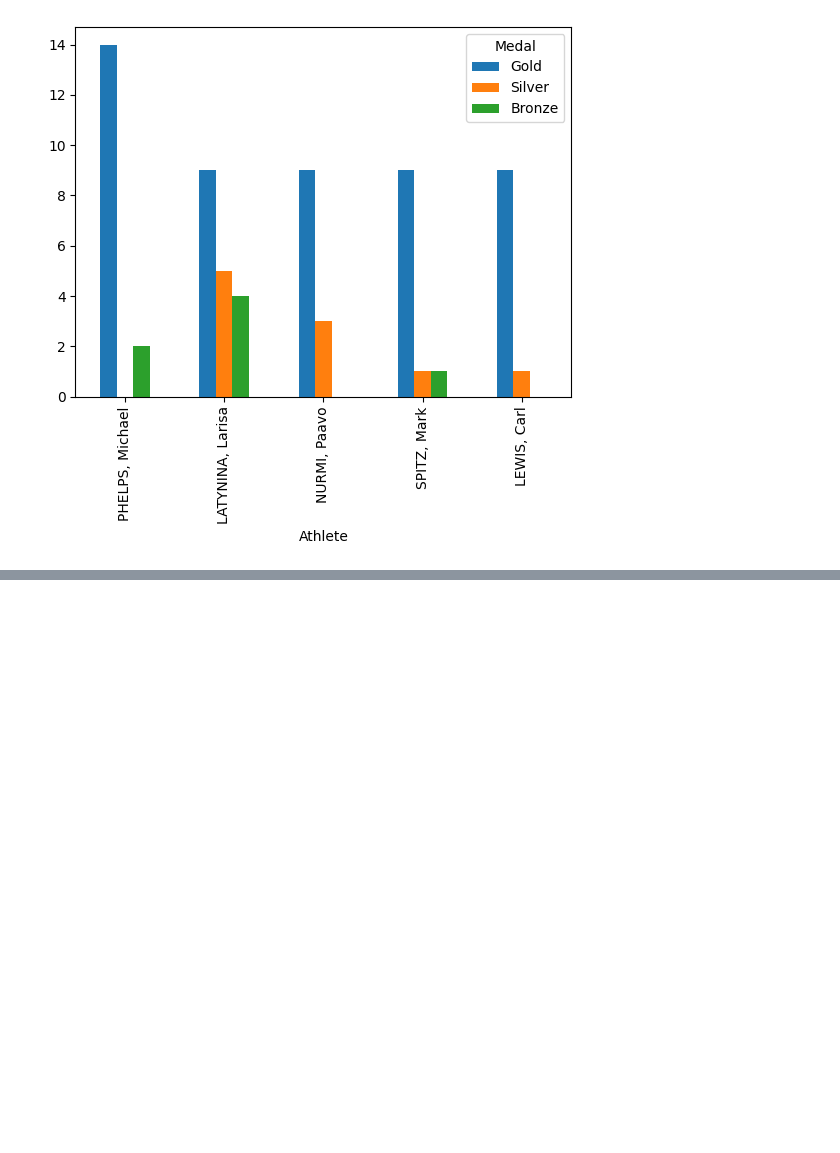
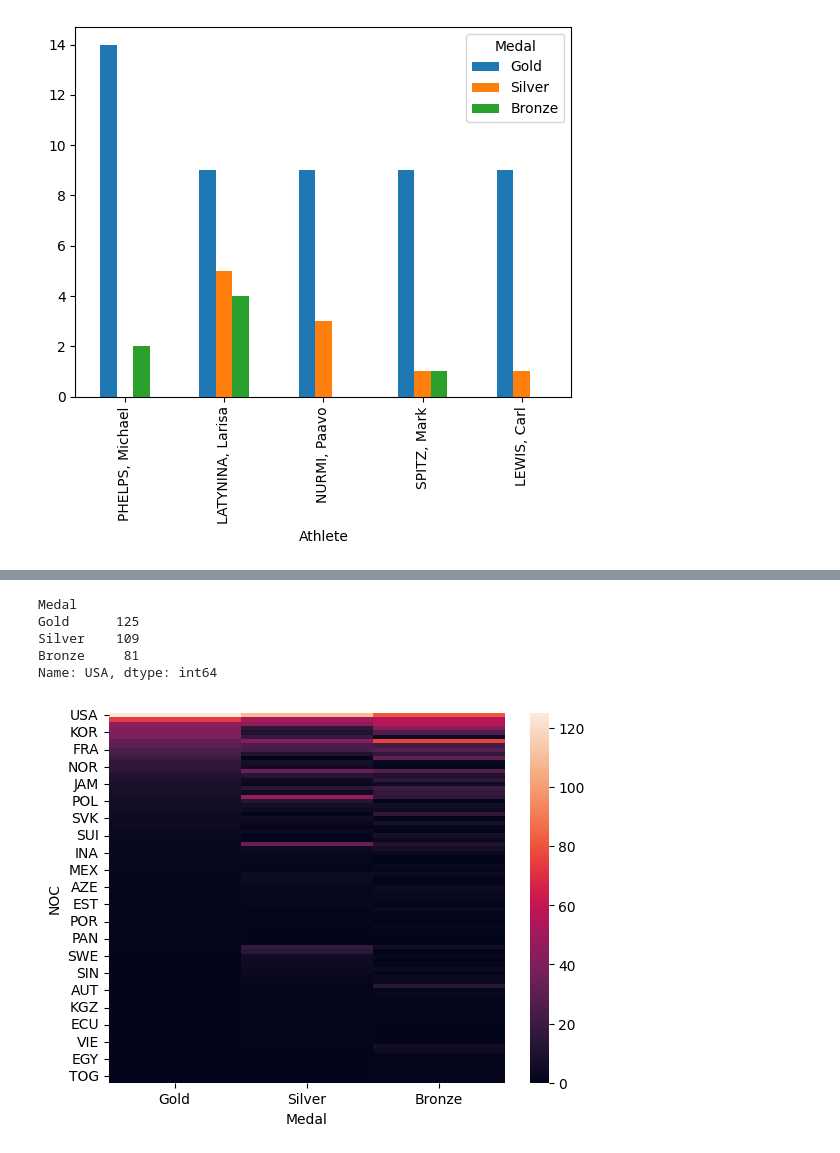
Before and after one commit to dbasdanis/python_practice, a Jupyter notebook: pandas/pandas_doc.ipynb, the cells around one changed output, grey strips where cells are left out. Drawn from its saved outputs; the diff is of its cells as text; code cells hidden in the pictures; blank space fills up the shorter version.

Commit message:
feat: create heatmaps

```diff
--- a/pandas/pandas_doc.ipynb
+++ b/pandas/pandas_doc.ipynb
@@ -1161,0 +1168,3 @@ g.sort_values(['Gold','Silver','Bronze'],ascending=False)[['Gold','Silver','Bron
+# %%
+lo = oo[oo.Edition == 2008]
+lo
@@ -1161,0 +1185,14 @@ g.sort_values(['Gold','Silver','Bronze'],ascending=False)[['Gold','Silver','Bron
+# %%
+g = lo.groupby(['NOC','Medal']).size().unstack('Medal',fill_value=0)
+g = g.sort_values(['Gold','Silver','Bronze'],ascending=False)[['Gold','Silver','Bronze']]
+g.loc['USA',['Gold','Silver','Bronze']]
+# %% [output]
+Medal
+Gold      125
+Silver    109
+Bronze     81
+Name: USA, dtype: int64
+# %%
+sns.heatmap(g);
+# %% [output]
+[figure, added]
```
Also changed, not shown: parts of 6 cells of this notebook.
